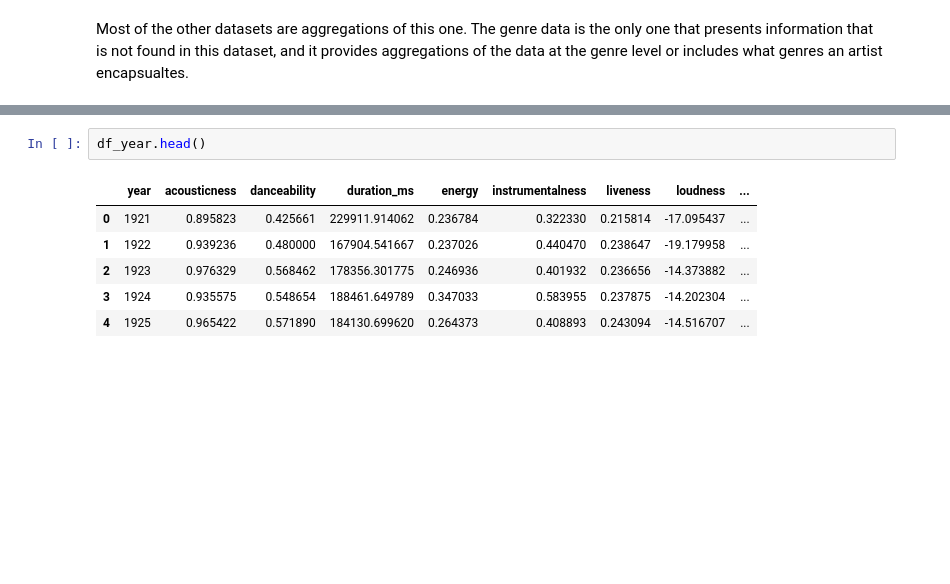
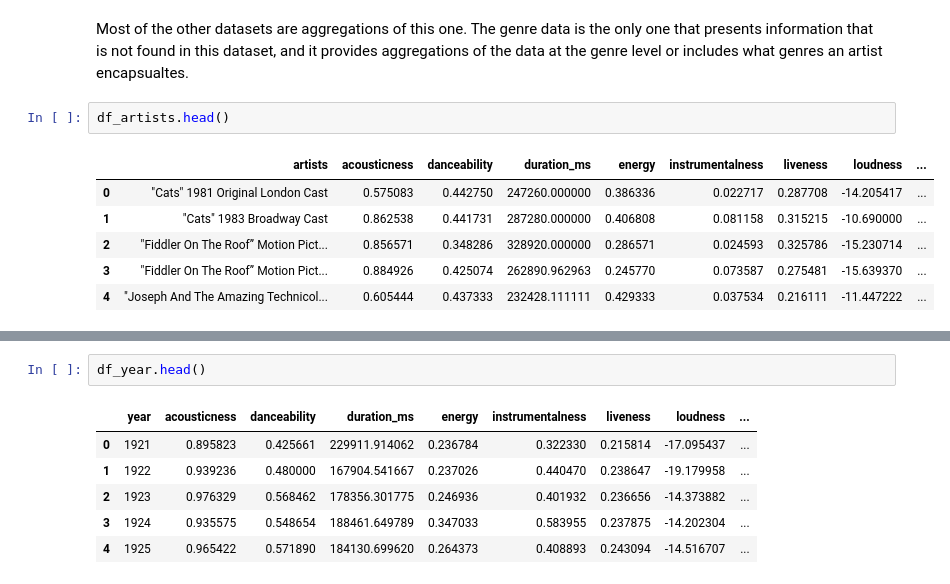
Before and after one commit to zainkhan9/spotify_ml, a Jupyter notebook: baseline_presentation.ipynb, the cells around one changed output, grey strips where cells are left out. Cells and saved outputs as stored; diff of their text form; blank space fills up the shorter version.

```diff
--- a/baseline_presentation.ipynb
+++ b/baseline_presentation.ipynb
@@ -22,3 +24,12 @@ df.head()
 | 4 | 0.990 | ['Frédéric Chopin', 'Vladimir Hor... | 0.210 | 687733 | 0.2040 | 0 | 6N6tiFZ9vLTSOIxkj8qKrd | 0.908 | ... |
 # %% [markdown]
 Most of the other datasets are aggregations of this one.  The genre data is the only one that presents information that is not found in this dataset, and it provides aggregations of the data at the genre level or includes what genres an artist encapsualtes.
+# %%
+df_artists.head()
+# %% [output]
+|  | artists | acousticness | danceability | duration_ms | energy | instrumentalness | liveness | loudness | ... |
+| 0 | "Cats" 1981 Original London Cast | 0.575083 | 0.442750 | 247260.000000 | 0.386336 | 0.022717 | 0.287708 | -14.205417 | ... |
+| 1 | "Cats" 1983 Broadway Cast | 0.862538 | 0.441731 | 287280.000000 | 0.406808 | 0.081158 | 0.315215 | -10.690000 | ... |
+| 2 | "Fiddler On The Roof” Motion Pict... | 0.856571 | 0.348286 | 328920.000000 | 0.286571 | 0.024593 | 0.325786 | -15.230714 | ... |
+| 3 | "Fiddler On The Roof” Motion Pict... | 0.884926 | 0.425074 | 262890.962963 | 0.245770 | 0.073587 | 0.275481 | -15.639370 | ... |
+| 4 | "Joseph And The Amazing Technicol... | 0.605444 | 0.437333 | 232428.111111 | 0.429333 | 0.037534 | 0.216111 | -11.447222 | ... |
```
Also changed, not shown: parts of 25 cells of this notebook.
